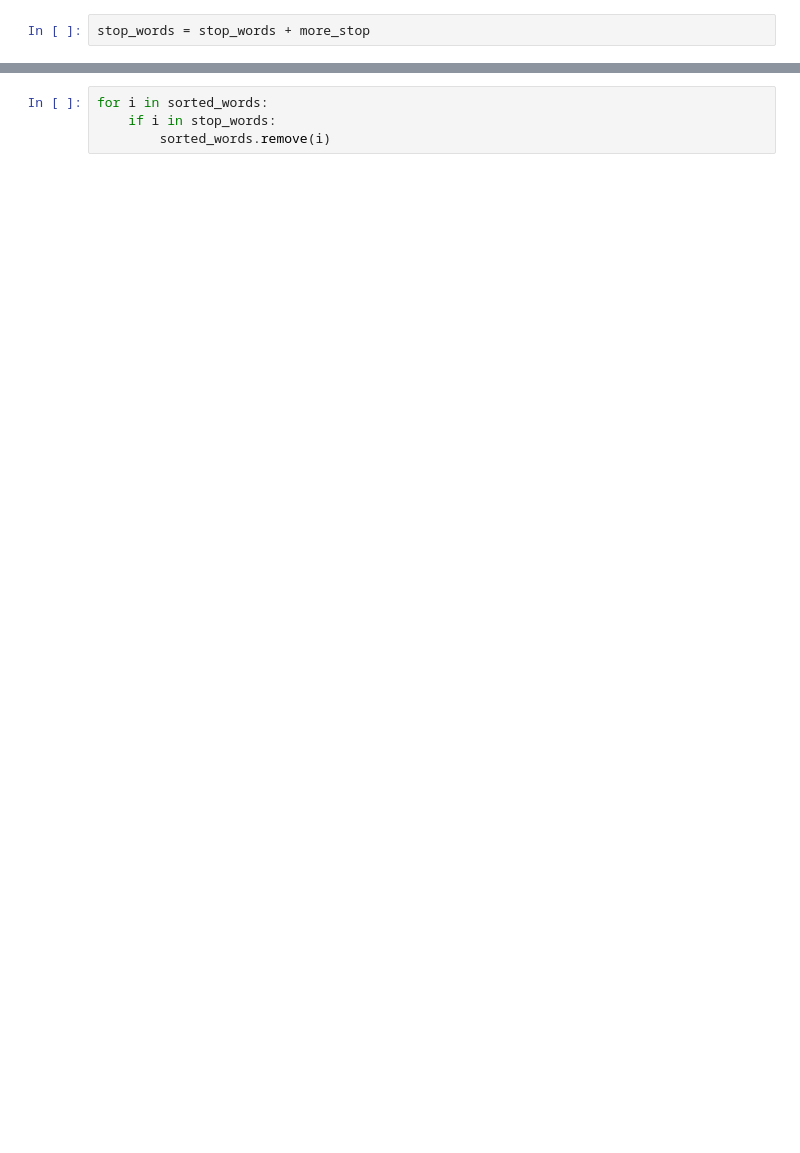
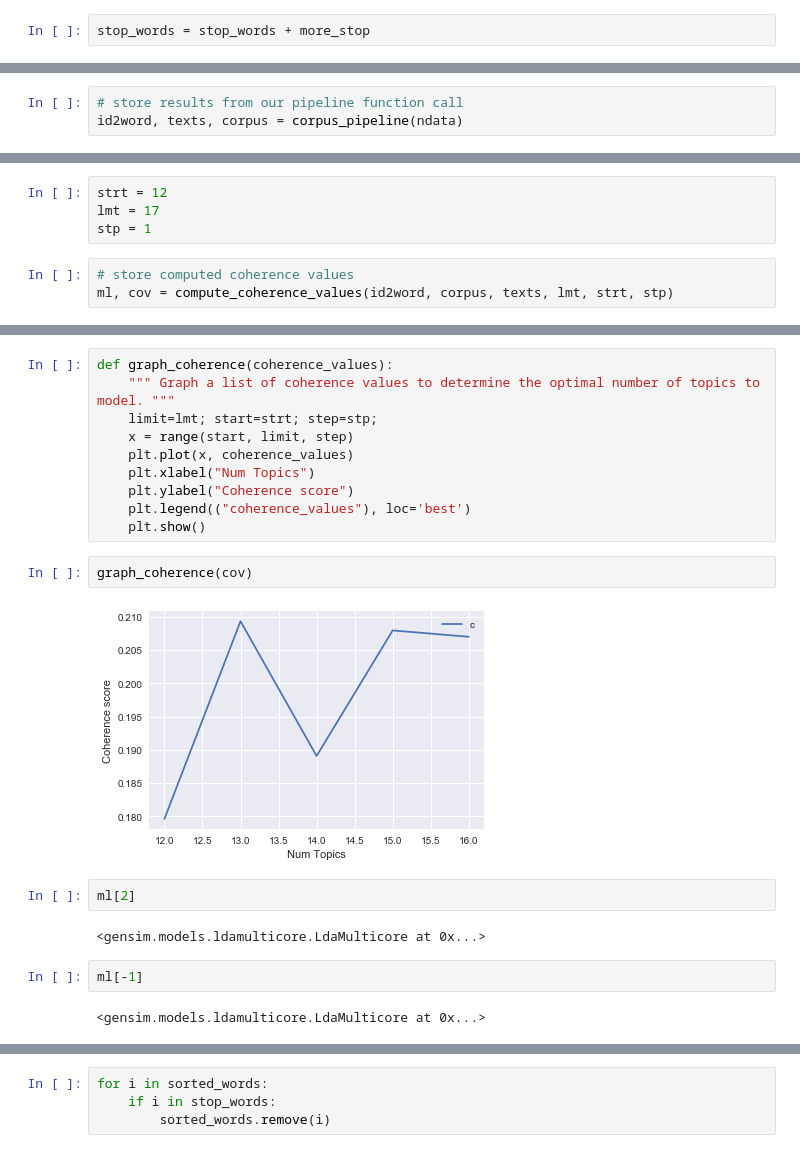
Before and after one commit to slucasmyer/A-Hard-Problem, a Jupyter notebook: Untitled.ipynb, the cells around one changed output, grey strips where cells are left out. Saved outputs shown, nothing was run; the diff lists cells and outputs as text; blank space fills up the shorter version.

```diff
--- a/Untitled.ipynb
+++ b/Untitled.ipynb
@@ -260,0 +370,3 @@ stop_words = stop_words + more_stop
+# %%
+# store results from our pipeline function call
+id2word, texts, corpus = corpus_pipeline(ndata)
@@ -260,0 +407,7 @@ stop_words = stop_words + more_stop
+# %%
+strt = 12
+lmt = 17
+stp = 1
+# %%
+# store computed coherence values
+ml, cov = compute_coherence_values(id2word, corpus, texts, lmt, strt, stp)
@@ -260,0 +420,22 @@ stop_words = stop_words + more_stop
+# %%
+def graph_coherence(coherence_values):
+    """ Graph a list of coherence values to determine the optimal number of topics to model. """
+    limit=lmt; start=strt; step=stp;
+    x = range(start, limit, step)
+    plt.plot(x, coherence_values)
+    plt.xlabel("Num Topics")
+    plt.ylabel("Coherence score")
+    plt.legend(("coherence_values"), loc='best')
+    plt.show()
+# %%
+graph_coherence(cov)
+# %% [output]
+[figure, added]
+# %%
+ml[2]
+# %% [output]
+<gensim.models.ldamulticore.LdaMulticore at 0x...>
+# %%
+ml[-1]
+# %% [output]
+<gensim.models.ldamulticore.LdaMulticore at 0x...>
```
Also changed, not shown: parts of 76 cells of this notebook.
